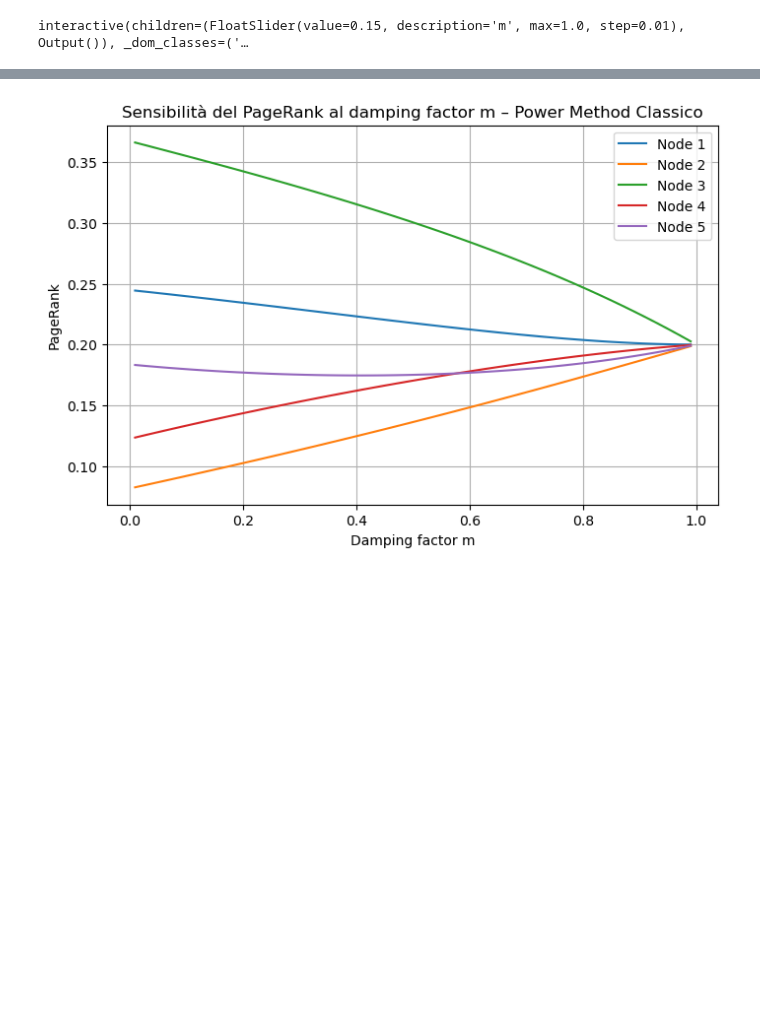
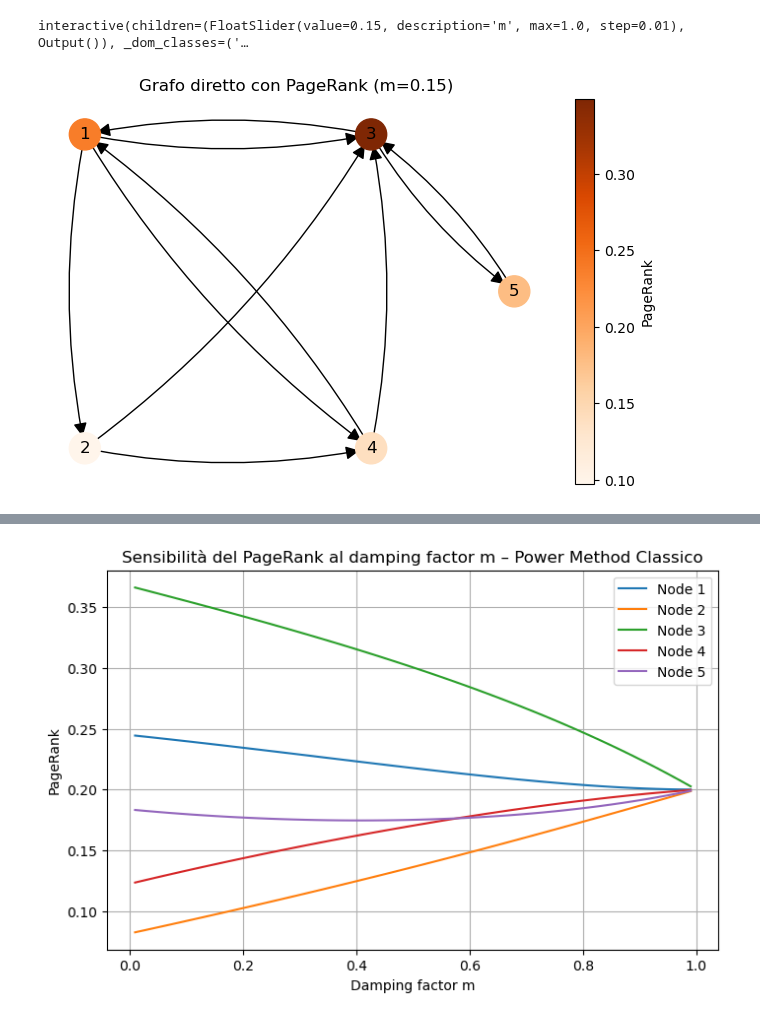
Before and after one commit to giorgiozoccatelli/ComputationalLinearAlgebra, a Jupyter notebook: PageRank/es11.ipynb, the cells around one changed output, grey strips where cells are left out. Cells and saved outputs as stored; diff of their text form; code cells hidden in the pictures; blank space fills up the shorter version.

```diff
--- a/PageRank/es11.ipynb
+++ b/PageRank/es11.ipynb
@@ -134,6 +135,74 @@ interact(
 );
 # %% [output]
 interactive(children=(FloatSlider(value=0.15, description='m', max=1.0, step=0.01), Output()), _dom_classes=('…
+# %%
+# Matrice di adiacenza
+A = np.array([
+    [0,   0,   1/2, 1/2, 0],
+    [1/3, 0,   0,   0,   0],
+    [1/3, 1/2, 0,   1/2, 1],
+    [1/3, 1/2, 0,   0,   0],
+    [0,   0,   1/2, 0,   0]
+])
+
+n = A.shape[0]
+
+# Calcolo PageRank con eig
+m = 0.15
+S = np.ones((n,n))/n
+M = (1-m)*A + m*S
+autovalori, autovettori = np.linalg.eig(M)
+idx = np.argmin(np.abs(autovalori - 1))
+v = autovettori[:, idx].real
+if np.sum(v) < 0:
+    v = -v
+v = v / np.sum(v)
+
+# Creazione grafo diretto
+G = nx.DiGraph()
+G.add_nodes_from(range(1,n+1))
+
+for i in range(n):
+    for j in range(n):
+        if A[i,j] > 0:
+            G.add_edge(j+1, i+1)
+
+# Posizioni manuali: quadrato + nodo 5 fuori
+pos = {
+    1: (0, 1),     # alto sx
+    3: (1, 1),     # alto dx
+    2: (0, 0),     # basso sx
+    4: (1, 0),     # basso dx
+    5: (1.5, 0.5)  # centro fuori a destra
+}
+
+# Normalizza PageRank per color mapping
+norm = plt.Normalize(v.min(), v.max())
+node_colors = plt.cm.Oranges(norm(v))  # colormap
+
+# --- Disegno grafo con figure e axes espliciti ---
+fig, ax = plt.subplots(figsize=(8,5))
+
+nx.draw_networkx_nodes(G, pos, node_size=500, node_color=node_colors, ax=ax)
+nx.draw_networkx_labels(G, pos, ax=ax)
+
+for (u,v_) in G.edges():
+    nx.draw_networkx_edges(G, pos, edgelist=[(u,v_)],
+                           connectionstyle='arc3,rad=0.1',
+                           arrowstyle='-|>', arrowsize=20,
+                           ax=ax)
+
+# Colorbar corretta
+sm = plt.cm.ScalarMappable(cmap='Oranges', norm=norm)
+sm.set_array(v)
+cbar = fig.colorbar(sm, ax=ax)
+cbar.set_label('PageRank')
+
+ax.set_title(f'Grafo diretto con PageRank (m={m})')
+ax.axis('off')
+plt.show()
+# %% [output]
+[figure, added]
 # %%
 # Matrice di adiacenza
 A = np.array([
```
Also changed, not shown: parts of 2 cells of this notebook.
